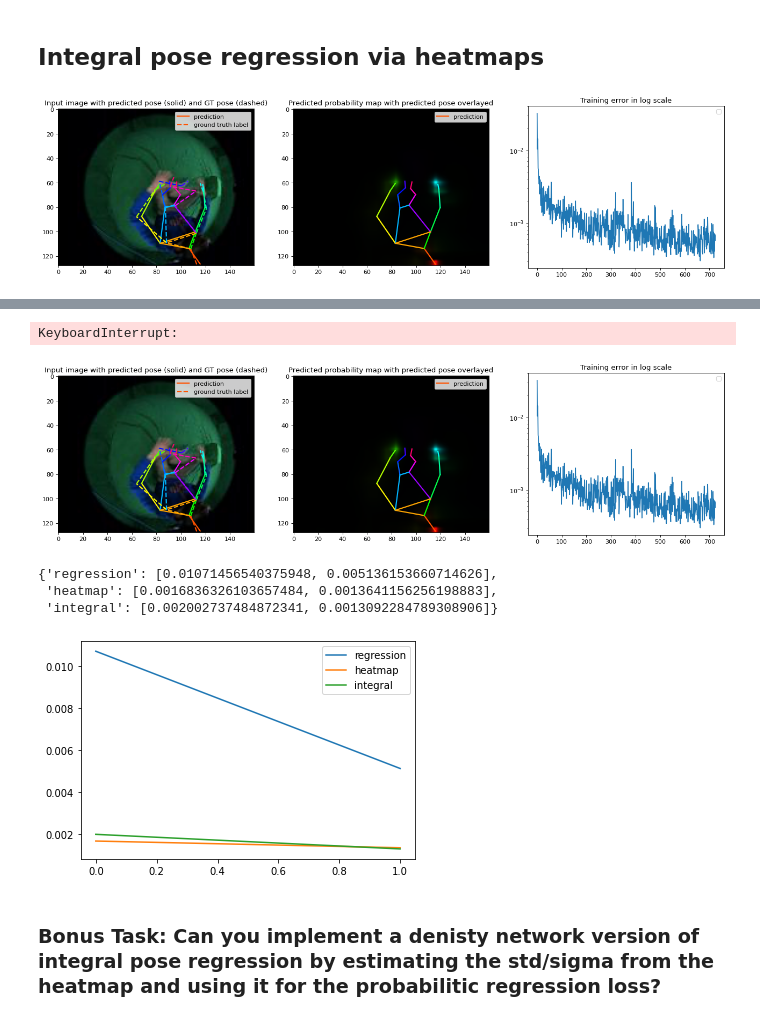
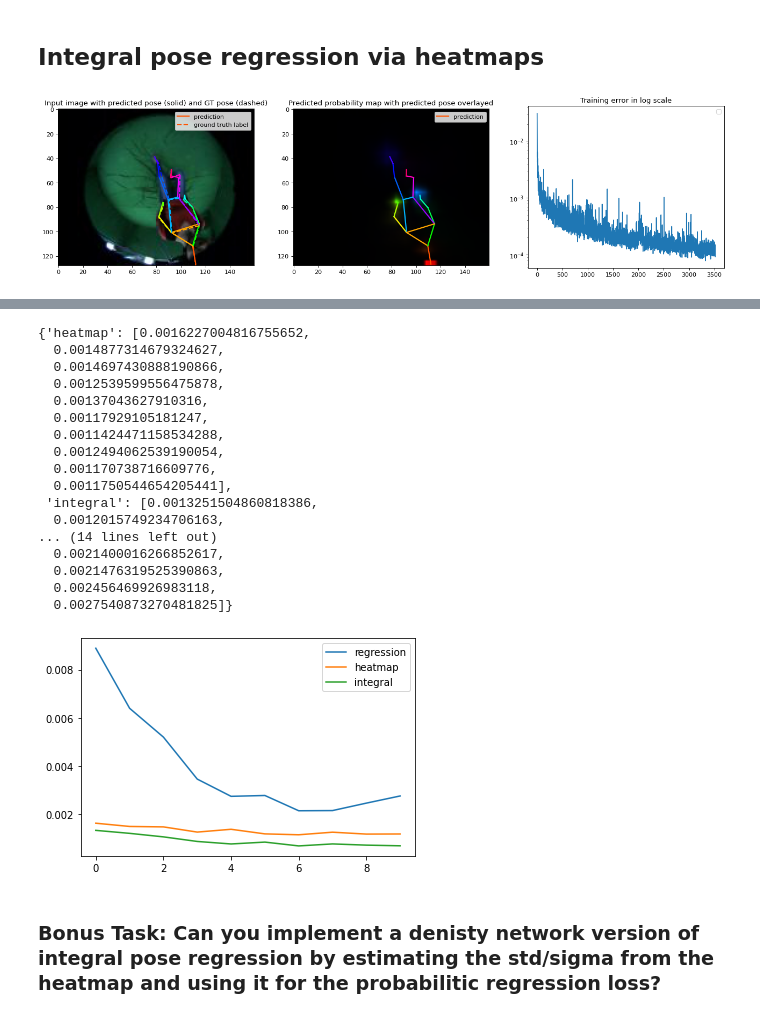
Before and after one commit to namratadeka/cs533-hw2, a Jupyter notebook: assignment2.ipynb, the cells around one changed output, grey strips where cells are left out. Saved outputs shown, nothing was run; the diff lists cells and outputs as text; code cells hidden in the pictures.

```diff
--- a/assignment2.ipynb
+++ b/assignment2.ipynb
@@ -163,7 +161,7 @@ train_loader = torch.utils.data.DataLoader(train_set, batch_size = 16, num_worke
 val_loader = torch.utils.data.DataLoader(val_set, batch_size = 16, num_workers=0, pin_memory=False, shuffle=False, drop_last=False)
 # %%
 # set global num_epochs to avoid mistakes
-num_epochs=2
+num_epochs=10
 # %% [markdown]
 ## Regression-based pose inference
 
@@ -389,7 +387,7 @@ int_network = HeatNetWrapper(torchvision.models.segmentation.deeplabv3_resnet50(
 %matplotlib inline
 from IPython import display
 import time
-optimizer = torch.optim.Adam(int_network.parameters(), lr=0.001)
+optimizer = torch.optim.Adam(int_network.parameters(), lr=0.0001)
 fig=plt.figure(figsize=(20, 5), dpi= 80, facecolor='w', edgecolor='k')
 axes=fig.subplots(1,3)
 losses = []
@@ -412,31 +410,31 @@ for e in range(num_epochs):
         # plot progress
         if i%10==0:
             # clear figures for a new update
             for ax in axes:
                 ax.cla()
             pred_cpu = dict_to_device(pred_integral, 'cpu')
             # plot the ground truth and the predicted pose on top of the image
             plotPosesOnImage([pred_cpu['pose_2d'][0].detach(), batch_cpu['pose_2d'][0]], ecds.denormalize(batch_cpu['img'][0]), ax=axes[0], labels=['prediction', 'ground truth label'])
             axes[0].set_title('Input image with predicted pose (solid) and GT pose (dashed)')
             axes[0].legend()
 
             # plot the predicted probability map and the predicted pose on top
             plotPosesOnImage([pred_cpu['pose_2d'][0].detach()], heatmap2image(pred_cpu['probabilitymap'][0]).detach(), ax=axes[1], labels=['prediction'])
             axes[1].set_title('Predicted probability map with predicted pose overlayed')
             axes[1].legend()
 
             # plot the current training error on a logplot
             axes[2].plot(losses)
             axes[2].set_yscale('log')
             axes[2].set_title('Training error in log scale')
             axes[2].legend()
 
             # clear output window and diplay updated figure
             display.clear_output(wait=True)
             display.display(plt.gcf())
             print("Epoch {}, iteration {} of {} ({} %), loss={}".format(e, i, len(train_loader), 100*i//len(train_loader), losses[-1]))
             print("Training for the specified amount of epochs would take long.\nStop the process once you verified that your method works.")
     torch.save(int_network.state_dict(), "int_network_{}.pth".format(e))
 plt.close('all')
 # %% [output]
-[figure, old version]
+[figure, new version]
@@ -444,7 +442,5 @@ Epoch 2, iteration 20 of 352 (5 %), loss=0.000662287580780685
 Training for the specified amount of epochs would take long.
 Stop the process once you verified that your method works.
-KeyboardInterrupt:
-[figure, removed]
 # %%
 # common function to obtain joint locations from network predictions
 def get_joint_loc(pred_cpu, arch='regression'):
@@ -496,16 +492,30 @@ for model_name in path_map:
 # %%
 errors
 # %% [output]
-{'regression': [0.01071456540375948, 0.005136153660714626],
- 'heatmap': [0.0016836326103657484, 0.0013641156256198883],
- 'integral': [0.002002737484872341, 0.0013092284789308906]}
+{'heatmap': [0.0016227004816755652,
+  0.0014877314679324627,
+  0.0014697430888190866,
+  0.0012539599556475878,
+  0.00137043627910316,
+  0.00117929105181247,
+  0.0011424471158534288,
+  0.0012494062539190054,
+  0.001170738716609776,
+  0.0011750544654205441],
+ 'integral': [0.0013251504860818386,
+  0.0012015749234706163,
+... (14 lines left out)
+  0.0021400016266852617,
+  0.0021476319525390863,
+  0.002456469926983118,
+  0.0027540873270481825]}
 # %%
 for arch in errors:
     plt.plot(errors[arch], label=arch)
 plt.legend()
 plt.show()
 # %% [output]
-[figure, old version]
+[figure, new version]
 # %% [markdown]
 ### Bonus Task: Can you implement a denisty network version of integral pose regression by estimating the std/sigma from the heatmap and using it for the probabilitic regression loss?
 # %%
```
Also changed, not shown: parts of 4 cells of this notebook.
